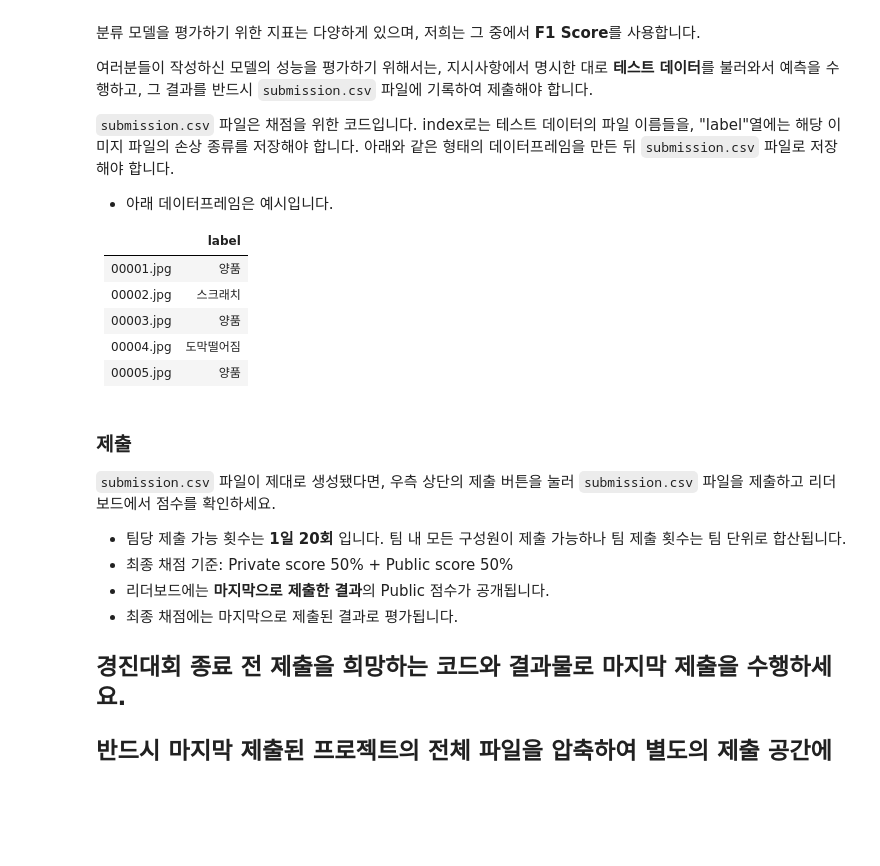
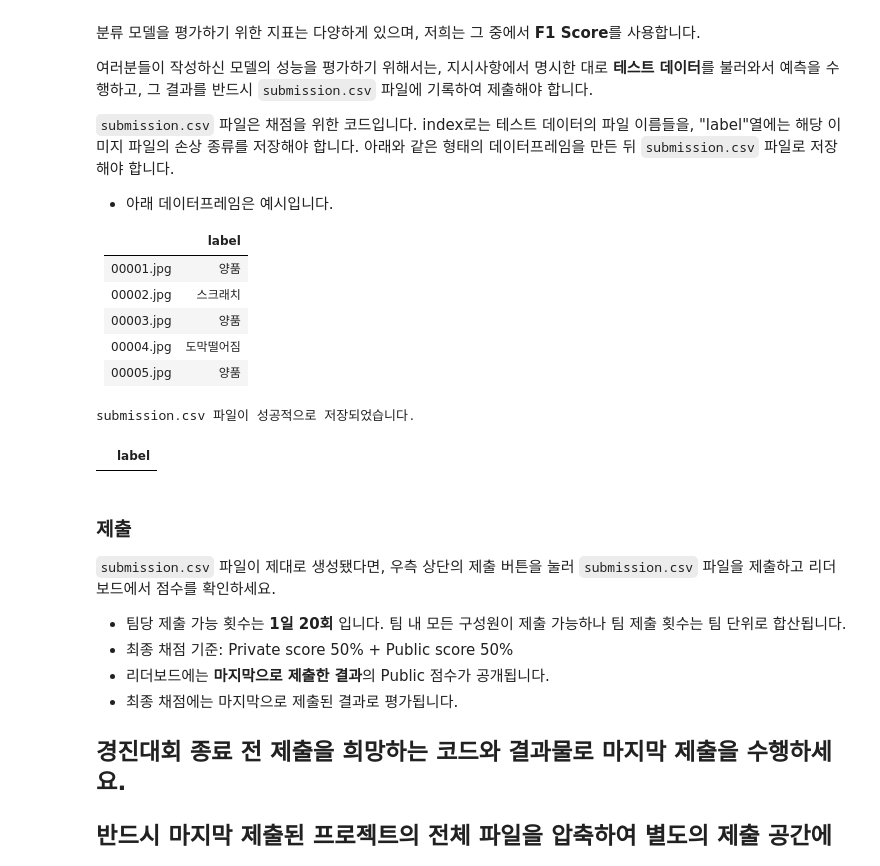
Before and after one commit to Uheech/YearDreamSchool-Competition, a Jupyter notebook: code (image-classify).ipynb, the cells around one changed output. Drawn from its saved outputs; the diff is of its cells as text; code cells hidden in the pictures; blank space fills up the shorter version.

```diff
--- a/code (image-classify).ipynb
+++ b/code (image-classify).ipynb
@@ -393,5 +528,61 @@ from PIL import Image
 # %%
-ROOT = Path("/mnt/elice/dataset")
+import torch
+import pandas as pd
+from pathlib import Path
+from PIL import Image
+from torchvision import transforms
+
+# --- 이전에 정의한 변수들을 가져옵니다 ---
+ROOT = Path("your_dataset_path")  # 제출용 데이터셋의 상위 경로
 SUBMIT_DIR = ROOT / "제출용 데이터"
 IMG_EXTS = {".jpg", ".jpeg", ".png", ".bmp"}
 IMG_SIZE = (128, 128)
+
+# 1. 모델과 장치 불러오기
+# 이전에 만든 model 변수와 device 변수를 그대로 사용합니다.
+# model.to(device)와 model.eval() 상태여야 합니다.
+
+# 2. 전처리 파이프라인 정의
+# 제출용 데이터는 학습 시 사용한 검증/테스트 파이프라인과 동일해야 합니다.
+submit_transform = transforms.Compose([
+    transforms.Resize(IMG_SIZE),
+    transforms.ToTensor(),
+    transforms.Normalize(mean=[0.485, 0.456, 0.406], std=[0.229, 0.224, 0.225])
+])
+
+# 3. 라벨 맵핑을 위한 딕셔너리
+# 이전에 만든 label_to_num 딕셔너리를 뒤집어서 사용합니다.
+# 예: {0: '도막떨어짐', 1: '부풀음', ...}
+num_to_label = {0: '도막떨어짐', 1: '부풀음', 2: '스크래치', 3: '양품', 4: '이물질포함'}
+# 라벨 순서는 학습 당시의 unique_labels의 정렬 순서와 동일해야 합니다.
+
+# 4. 예측 수행 및 결과 저장
+filenames, labels = [], []
+model.eval() # 모델을 평가 모드로 전환 (매우 중요!)
+with torch.no_grad(): # 예측 시에는 경사 계산을 비활성화 (메모리 절약)
+    for p in SUBMIT_DIR.rglob("*"):
+        if p.is_file() and p.suffix.lower() in IMG_EXTS:
+            # 이미지 불러오기 및 전처리
+            im = Image.open(p).convert("RGB")
+            im_tensor = submit_transform(im).unsqueeze(0).to(device) # 모델 입력에 맞게 차원 추가
+
+            # 예측
+            output = model(im_tensor)
+            _, predicted = torch.max(output, 1)
+
+            # 예측값(숫자)을 라벨(문자열)로 변환
+            predicted_label = num_to_label[predicted.item()]
+
+            filenames.append(p.name)
+            labels.append(predicted_label)
+
+# 5. 제출용 데이터프레임 생성 및 CSV 저장
+df_submit = pd.DataFrame({"label": labels}, index=filenames)
+df_submit = df_submit.sort_index()
+df_submit.to_csv("./submission.csv", encoding="utf-8")
+
+print("submission.csv 파일이 성공적으로 저장되었습니다.")
+df_submit.head()
+# %% [output]
+submission.csv 파일이 성공적으로 저장되었습니다.
+|  | label |
```
Also changed, not shown: parts of 16 cells of this notebook.
